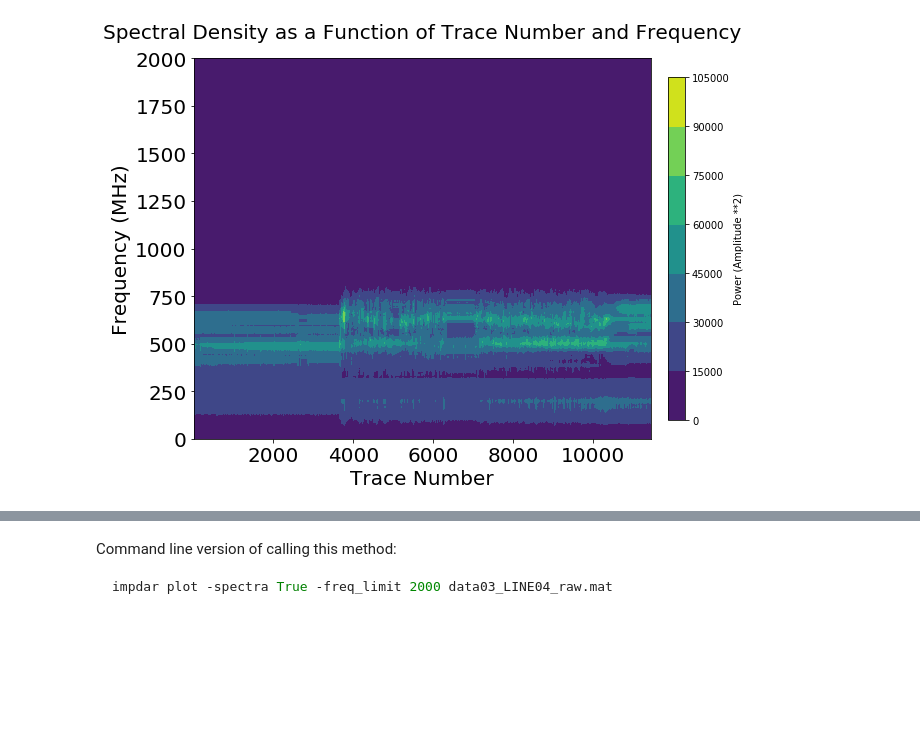
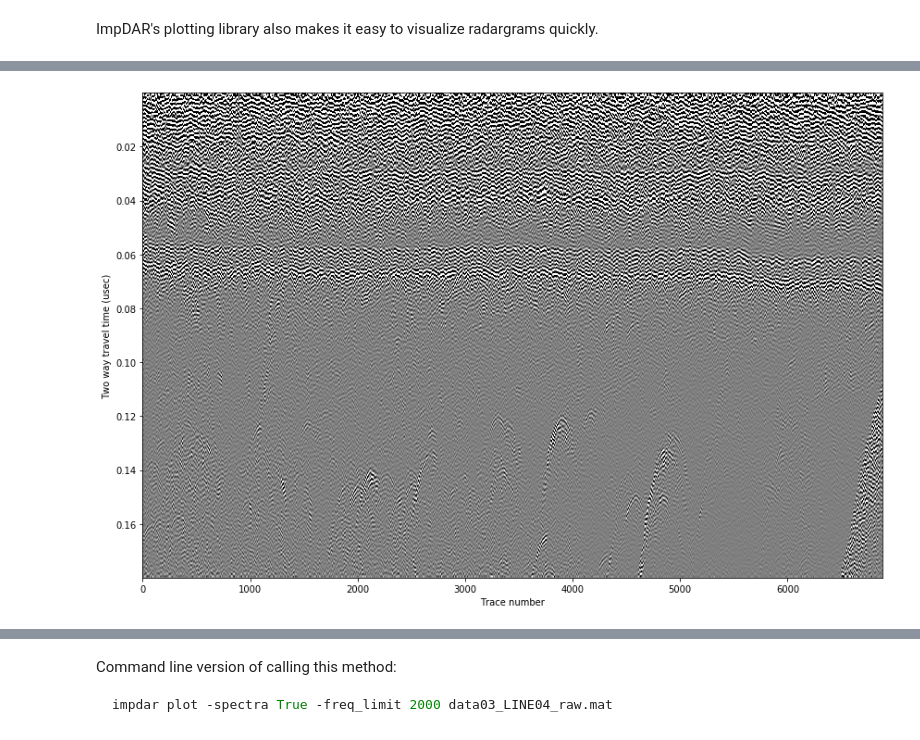
Before and after one commit to Jakidxav/ImpDAR_tutorials, a Jupyter notebook: specdense/impdar_specdense.ipynb, the cells around one changed output, grey strips where cells are left out. Drawn from its saved outputs; the diff is of its cells as text; code cells hidden in the pictures; blank space fills up the shorter version.

```diff
--- a/specdense/impdar_specdense.ipynb
+++ b/specdense/impdar_specdense.ipynb
@@ -144,5 +60,6 @@ def specdense(dat, ylimit=None, window=None, scale='spectrum', fig=None, ax=None
-# %%
-fig = specdense(scgdat, 2000)
-plt.show()
-# %% [output]
-[figure, removed]
+# %% [markdown]
+ImpDAR's plotting library also makes it easy to visualize radargrams quickly.
+# %%
+#but note, you have to use the filename, not the data attribute or RadarData object itself
+plot.plot(scg_file)
+# %% [output]
@@ -148,0 +67 @@ plt.show()
+[figure, added]
```
Also changed, not shown: parts of 23 cells of this notebook, 1 other file.
